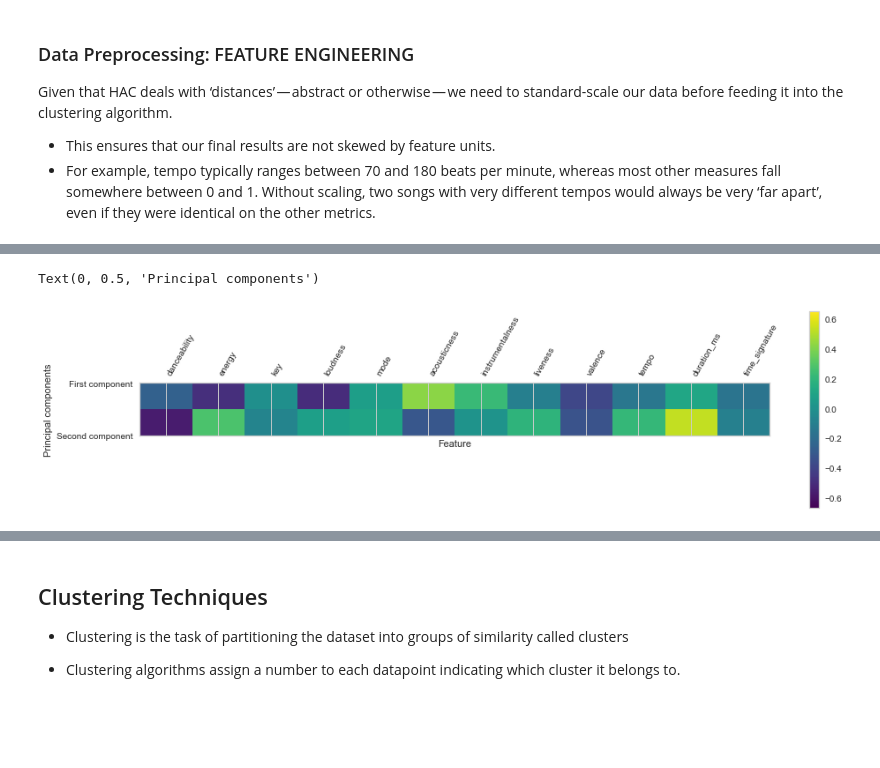
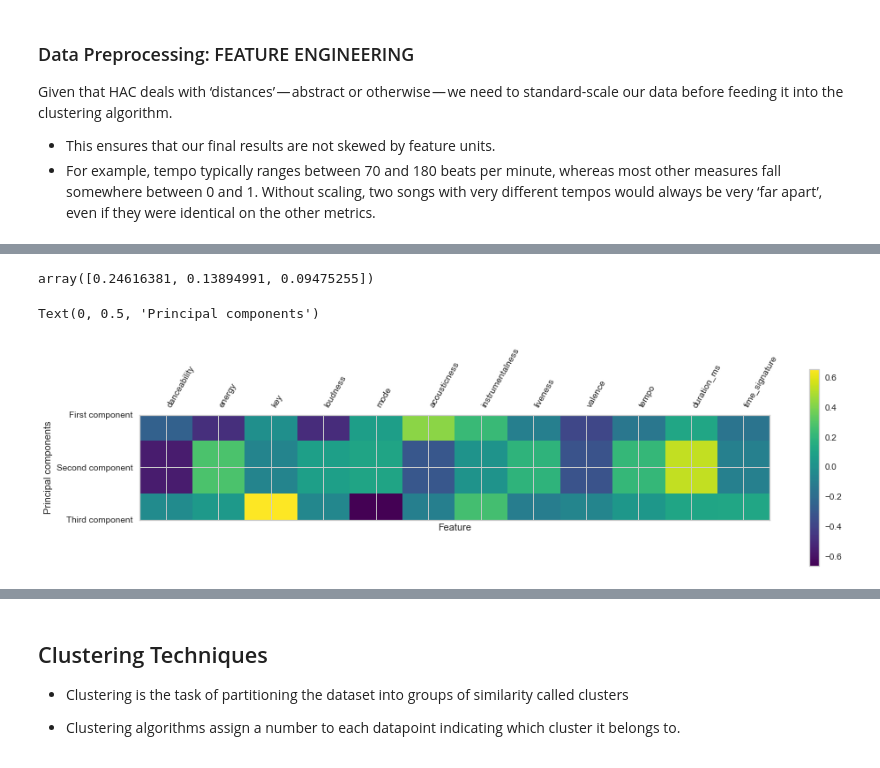
Before and after one commit to ritapereira10/Spotify-Analysis, a Jupyter notebook: code/Unsupervised Learning.ipynb, the cells around one changed output, grey strips where cells are left out. Drawn from its saved outputs; the diff is of its cells as text; code cells hidden in the pictures; blank space fills up the shorter version.

```diff
--- a/code/Unsupervised Learning.ipynb
+++ b/code/Unsupervised Learning.ipynb
@@ -140,13 +145,3 @@ A PCA transform attempts to find the orthogonal set of vectors that account for
 
 - The first principal component will encompass as much of the dataset variation as possible in 1 dimension,
 - the second component will encompass as much as possible of the remaining variation as possible while remaining orthogonal to the first, and so on
-# %%
-from sklearn.decomposition import PCA
-
-# create the PCA object
-# the number of components chosen will be the new number of features!!!!!!!
-pca = PCA(n_components = 3)
-
-# fit the PCA model to breast cancer data
-
-pca.fit(features_scaled)
@@ -179,13 +148,20 @@ Text(0, 0.5, 'Second principal component')
+# %%
+from sklearn.decomposition import PCA
+
+pca = PCA(n_components=3, random_state=42)
+df_pca = pd.DataFrame(data=pca.fit_transform(features_scaled), columns=['PC1','PC2','PC3'])
+# %%
+pca.components_
+pca.explained_variance_ratio_
+# %% [output]
+array([0.24616381, 0.13894991, 0.09475255])
 # %%
 plt.matshow(pca.components_, cmap='viridis')
-plt.yticks([0, 1], ["First component", "Second component"])
+plt.yticks([0, 1, 2], ["First component", "Second component", "Third component"])
 plt.colorbar()
 plt.xticks(range(len(data[features].columns)),data[features], rotation=60, ha='left')
 plt.xlabel("Feature")
 plt.ylabel("Principal components")
-
-# mathematically, the new features (principal components) are a LINEAR COMBINATION of the previous (old) features
-# the weights of each of them as represented in the diagram above
 # %% [output]
 Text(0, 0.5, 'Principal components')
-[figure, old version]
+[figure, new version]
```
Also changed, not shown: parts of 22 cells of this notebook, 8 other files.
